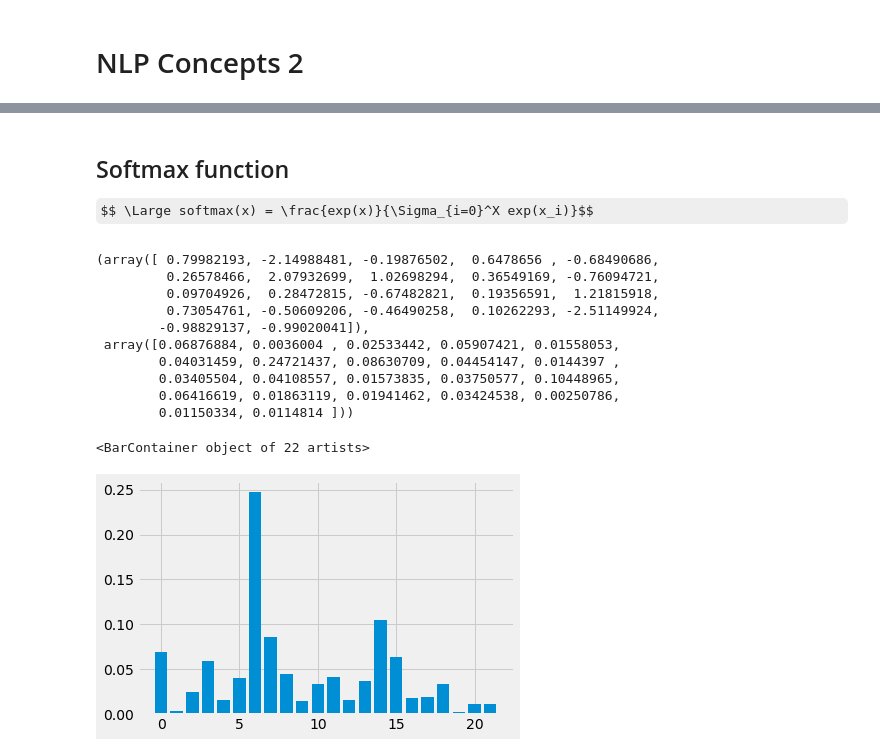
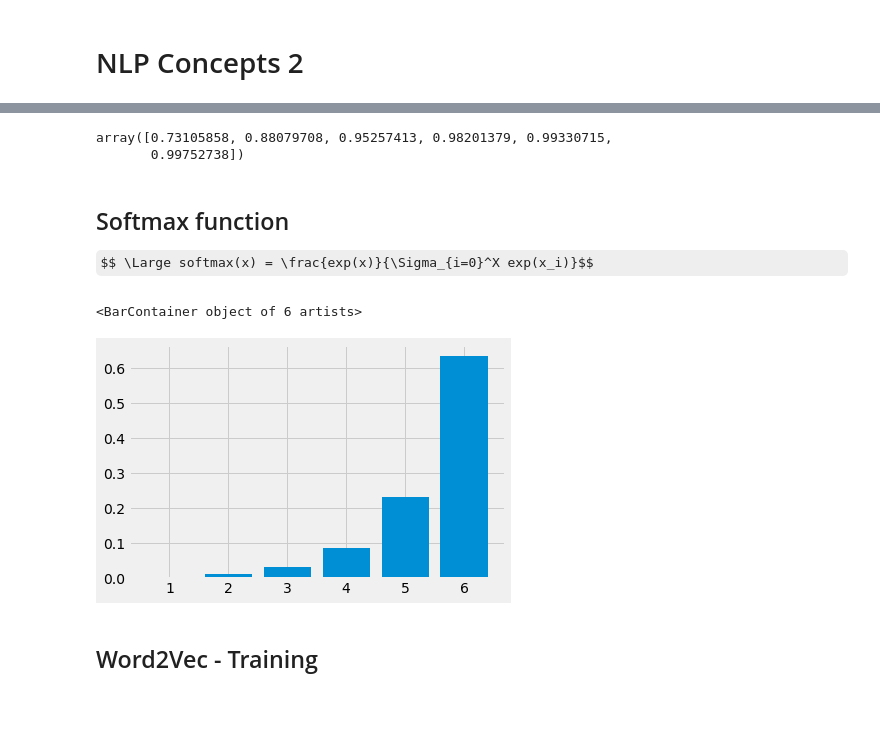
Before and after one commit to AlxndrMlk/nlp-concepts, a Jupyter notebook: NLP_Concepts_2.ipynb, the cells around one changed output, grey strips where cells are left out. Cells and saved outputs as stored; diff of their text form; code cells hidden in the pictures; some formulas as TeX source; blank space fills up the shorter version.

```diff
--- a/NLP_Concepts_2.ipynb
+++ b/NLP_Concepts_2.ipynb
@@ -11,6 +26,12 @@ $$ \Large \sigma(x) = \frac{1}{1 + e^{-x}}$$
 # %%
 def sigmoid(x):
     return 1 / (1 + np.exp(-x))
+# %%
+x = np.array([1, 2, 3, 4, 5, 6])
+sigmoid(x)
+# %% [output]
+array([0.73105858, 0.88079708, 0.95257413, 0.98201379, 0.99330715,
+       0.99752738])
 # %% [markdown]
 ## Softmax function
 
@@ -18,23 +39,10 @@ $$ \Large softmax(x) = \frac{exp(x)}{\Sigma_{i=0}^X exp(x_i)}$$
 # %%
 def softmax(x):
     return np.exp(x) / np.sum(np.exp(x))
-# %%
-x = np.random.randn(22)
 # %%
-x, softmax(x)
+plt.bar(x, softmax(x))
 # %% [output]
-(array([ 0.79982193, -2.14988481, -0.19876502,  0.6478656 , -0.68490686,
-         0.26578466,  2.07932699,  1.02698294,  0.36549169, -0.76094721,
-         0.09704926,  0.28472815, -0.67482821,  0.19356591,  1.21815918,
-         0.73054761, -0.50609206, -0.46490258,  0.10262293, -2.51149924,
-        -0.98829137, -0.99020041]),
- array([0.06876884, 0.0036004 , 0.02533442, 0.05907421, 0.01558053,
-        0.04031459, 0.24721437, 0.08630709, 0.04454147, 0.0144397 ,
-        0.03405504, 0.04108557, 0.01573835, 0.03750577, 0.10448965,
-        0.06416619, 0.01863119, 0.01941462, 0.03424538, 0.00250786,
-        0.01150334, 0.0114814 ]))
+<BarContainer object of 6 artists>
+[figure, added]
-# %%
-plt.bar(range(len(x)), softmax(x))
-# %% [output]
-<BarContainer object of 22 artists>
-[figure, removed]
+# %% [markdown]
+## Word2Vec - Training
```
Also changed, not shown: parts of 17 cells of this notebook.
